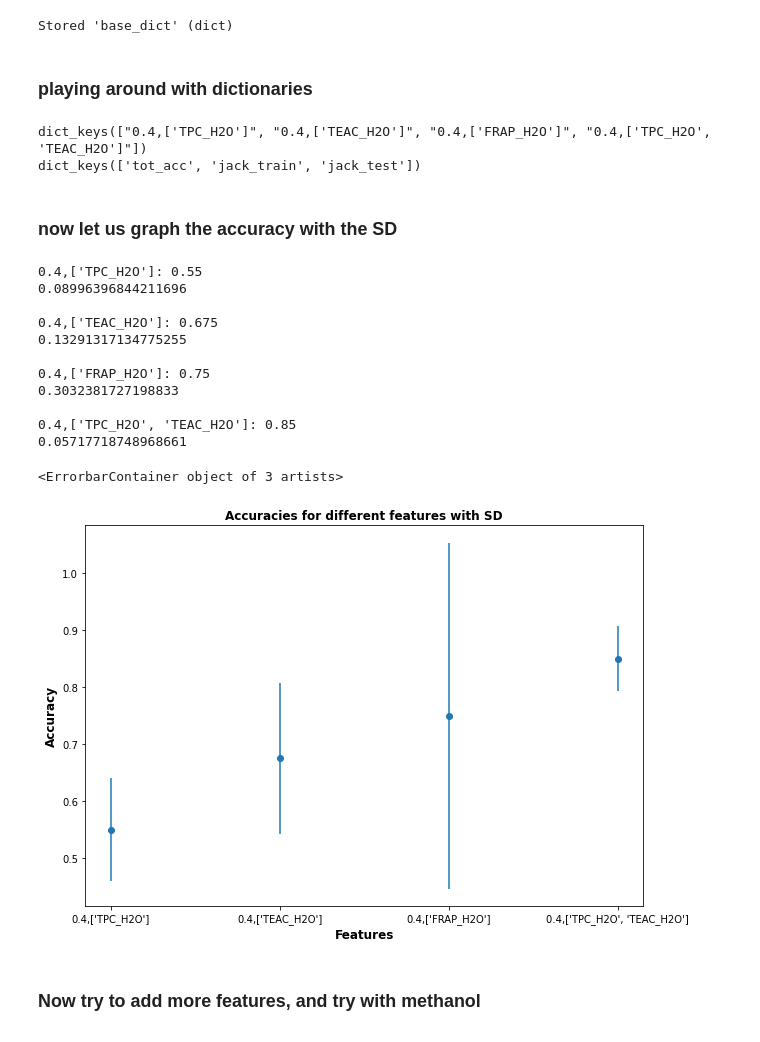
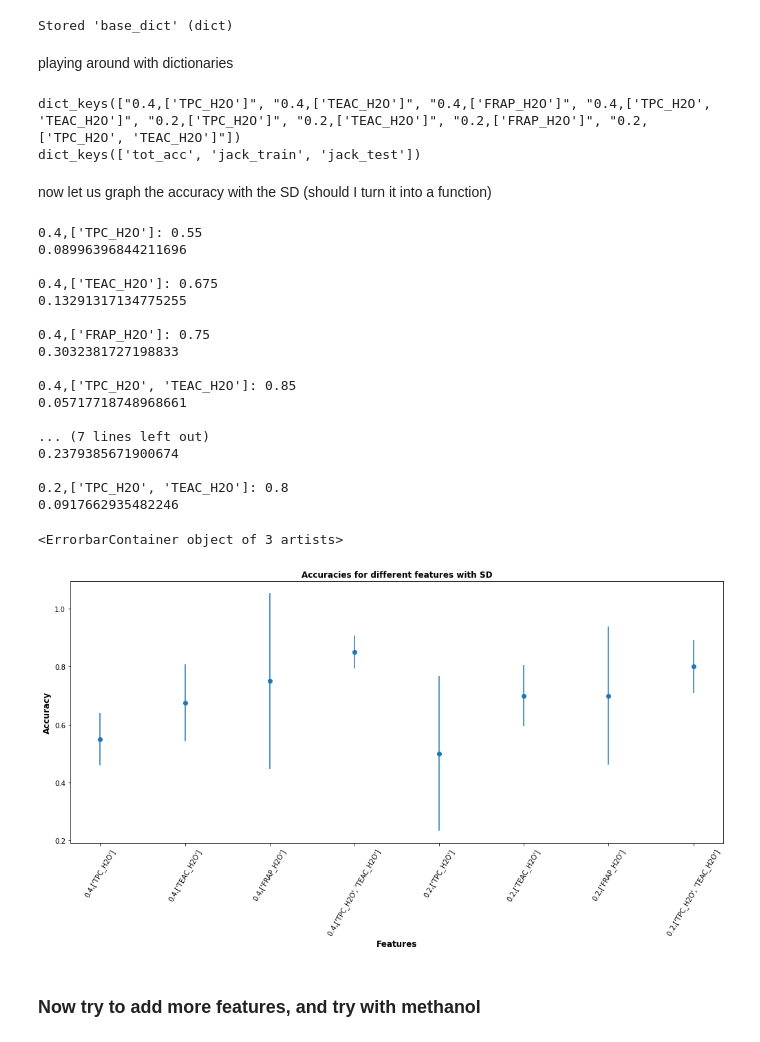
Before and after one commit to Hack4Dev/rooibosTea_classification, a Jupyter notebook: rooibos/stats_classification.ipynb, the cells around one changed output. Saved outputs shown, nothing was run; the diff lists cells and outputs as text; code cells hidden in the pictures.

```diff
--- a/rooibos/stats_classification.ipynb
+++ b/rooibos/stats_classification.ipynb
@@ -112,0 +121,2 @@ splits = [0.4]
+# %%
+splits = [0.4, 0.2]
@@ -135,16 +150,16 @@ for s in splits:
 # %% [output]
 Stored 'base_dict' (dict)
 # %% [markdown]
-### playing around with dictionaries
+playing around with dictionaries
 # %%
 print(base_dict.keys())
 key = list(base_dict.keys())[0]
 print( base_dict[key].keys() )
 # %% [output]
-dict_keys(["0.4,['TPC_H2O']", "0.4,['TEAC_H2O']", "0.4,['FRAP_H2O']", "0.4,['TPC_H2O', 'TEAC_H2O']"])
+dict_keys(["0.4,['TPC_H2O']", "0.4,['TEAC_H2O']", "0.4,['FRAP_H2O']", "0.4,['TPC_H2O', 'TEAC_H2O']", "0.2,['TPC_H2O']", "0.2,['TEAC_H2O']", "0.2,['FRAP_H2O']", "0.2,['TPC_H2O', 'TEAC_H2O']"])
 dict_keys(['tot_acc', 'jack_train', 'jack_test'])
 # %% [markdown]
-### now let us graph the accuracy with the SD
+now let us graph the accuracy with the SD (should I turn it into a function)
 # %%
 acc_arr = []
 sd_arr = []
@@ -173,15 +188,22 @@ for key in base_dict.keys():
 
 0.4,['TPC_H2O', 'TEAC_H2O']: 0.85
 0.05717718748968661
+
+... (7 lines left out)
+0.2379385671900674
+
+0.2,['TPC_H2O', 'TEAC_H2O']: 0.8
+0.0917662935482246
 # %%
-plt.figure(figsize=(10 , 7))
+plt.figure(figsize=(17 , 7))
 plt.title( "Accuracies for different features with SD", fontweight ='bold', fontsize =12)
 plt.xlabel("Features", fontweight ='bold', fontsize =12)
+plt.xticks(rotation = 60) # Rotates X-Axis Ticks by 45-degrees
 plt.ylabel("Accuracy", fontweight ='bold', fontsize =12)
 plt.errorbar( list(base_dict.keys()), acc_arr, sd_arr, fmt='o')
 # %% [output]
 <ErrorbarContainer object of 3 artists>
-[figure, old version]
+[figure, new version]
 # %% [markdown]
 ### Now try to add more features, and try with methanol
 # %%
```
Also changed, not shown: parts of 20 cells of this notebook.
